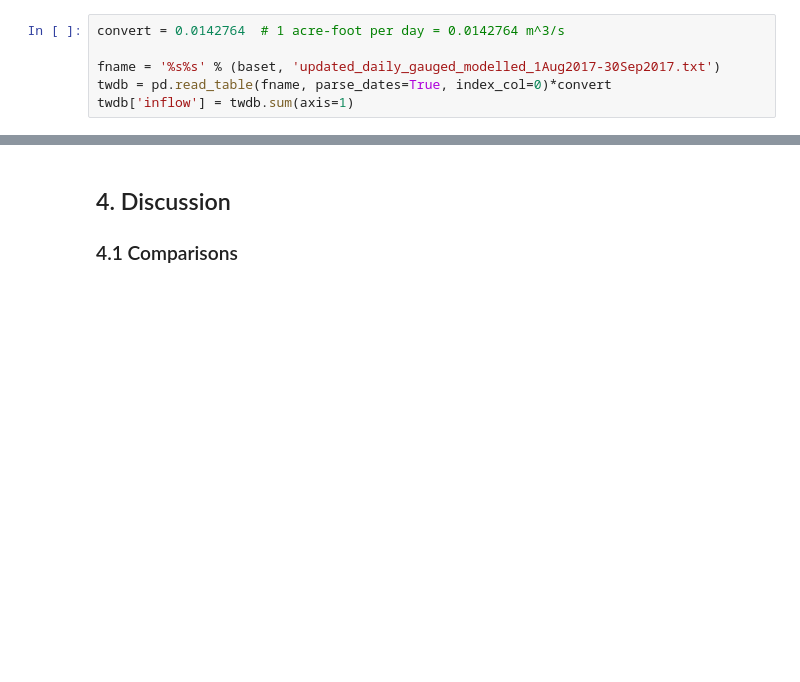
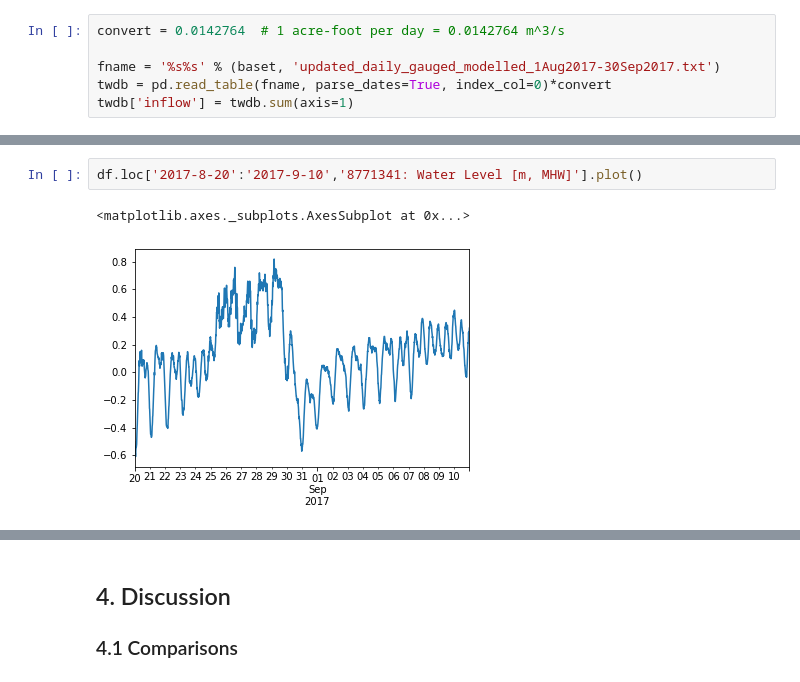
Before and after one commit to kthyng/harvey_inflow, a Jupyter notebook: notebooks/3_calculation.ipynb, the cells around one changed output, grey strips where cells are left out. Saved outputs shown, nothing was run; the diff lists cells and outputs as text; blank space fills up the shorter version.

```diff
--- a/notebooks/3_calculation.ipynb
+++ b/notebooks/3_calculation.ipynb
@@ -244,0 +287,5 @@ twdb['inflow'] = twdb.sum(axis=1)
+# %%
+df.loc['2017-8-20':'2017-9-10','8771341: Water Level [m, MHW]'].plot()
+# %% [output]
+<matplotlib.axes._subplots.AxesSubplot at 0x...>
+[figure, added]
```
Also changed, not shown: parts of 27 cells of this notebook, 5 other files.
